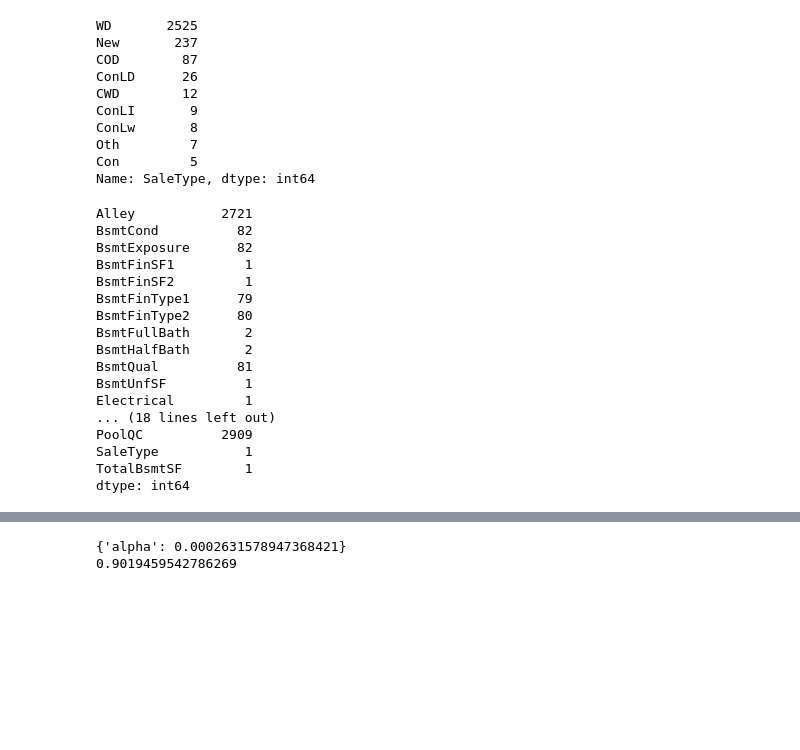
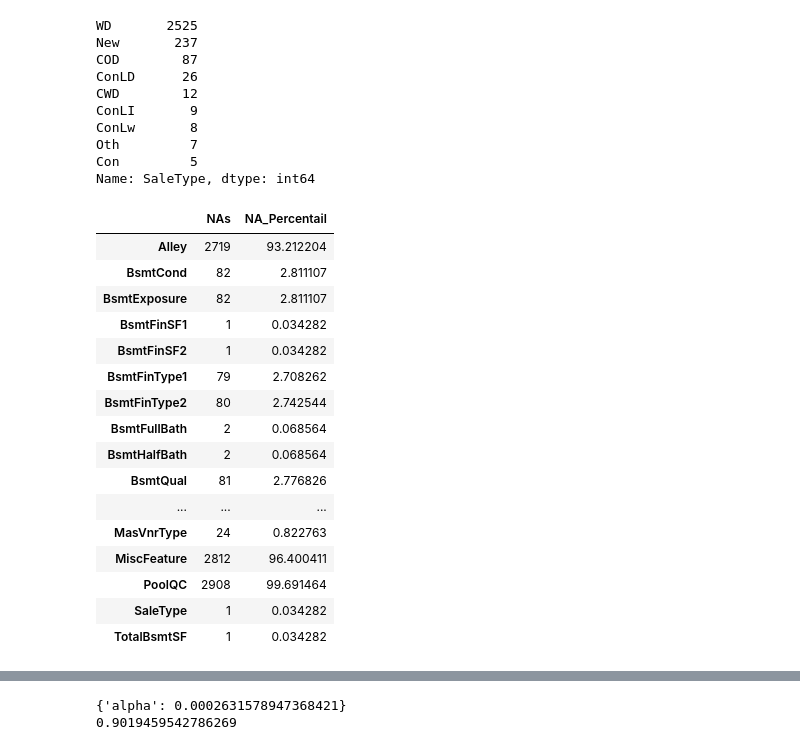
Before and after one commit to wowChelios/AmesHousing_ML, a Jupyter notebook: AmesProject.ipynb, the cells around one changed output, grey strips where cells are left out. Drawn from its saved outputs; the diff is of its cells as text; code cells hidden in the pictures; blank space fills up the shorter version.

```diff
--- a/AmesProject.ipynb
+++ b/AmesProject.ipynb
@@ -80,26 +88,31 @@ ConLw       8
 Oth         7
 Con         5
 Name: SaleType, dtype: int64
-# %%
-features_df.isna().sum()[features_df.isna().sum()!=0]
-# %% [output]
-Alley           2721
-BsmtCond          82
-BsmtExposure      82
-BsmtFinSF1         1
-BsmtFinSF2         1
-BsmtFinType1      79
-BsmtFinType2      80
-BsmtFullBath       2
-BsmtHalfBath       2
-BsmtQual          81
-BsmtUnfSF          1
-Electrical         1
-... (18 lines left out)
-PoolQC          2909
-SaleType           1
-TotalBsmtSF        1
-dtype: int64
+# %%
+def get_nadf (df):
+    cols_df = pd.DataFrame(df.isna().sum()[df.isna().sum() != 0])
+    cols_df.columns = ["NAs"]
+    cols_df["NA_Percentail"] = (cols_df["NAs"]/df.shape[0])*100
+    return cols_df
+get_nadf(features_df)
+# %% [output]
+|  | NAs | NA_Percentail |
+| Alley | 2719 | 93.212204 |
+| BsmtCond | 82 | 2.811107 |
+| BsmtExposure | 82 | 2.811107 |
+| BsmtFinSF1 | 1 | 0.034282 |
+| BsmtFinSF2 | 1 | 0.034282 |
+| BsmtFinType1 | 79 | 2.708262 |
+| BsmtFinType2 | 80 | 2.742544 |
+| BsmtFullBath | 2 | 0.068564 |
+| BsmtHalfBath | 2 | 0.068564 |
+| BsmtQual | 81 | 2.776826 |
+| ... | ... | ... |
+| MasVnrType | 24 | 0.822763 |
+| MiscFeature | 2812 | 96.400411 |
+| PoolQC | 2908 | 99.691464 |
+| SaleType | 1 | 0.034282 |
+| TotalBsmtSF | 1 | 0.034282 |
 # %%
 features_df.head()
 # %% [output]
```
Also changed, not shown: parts of 49 cells of this notebook.
